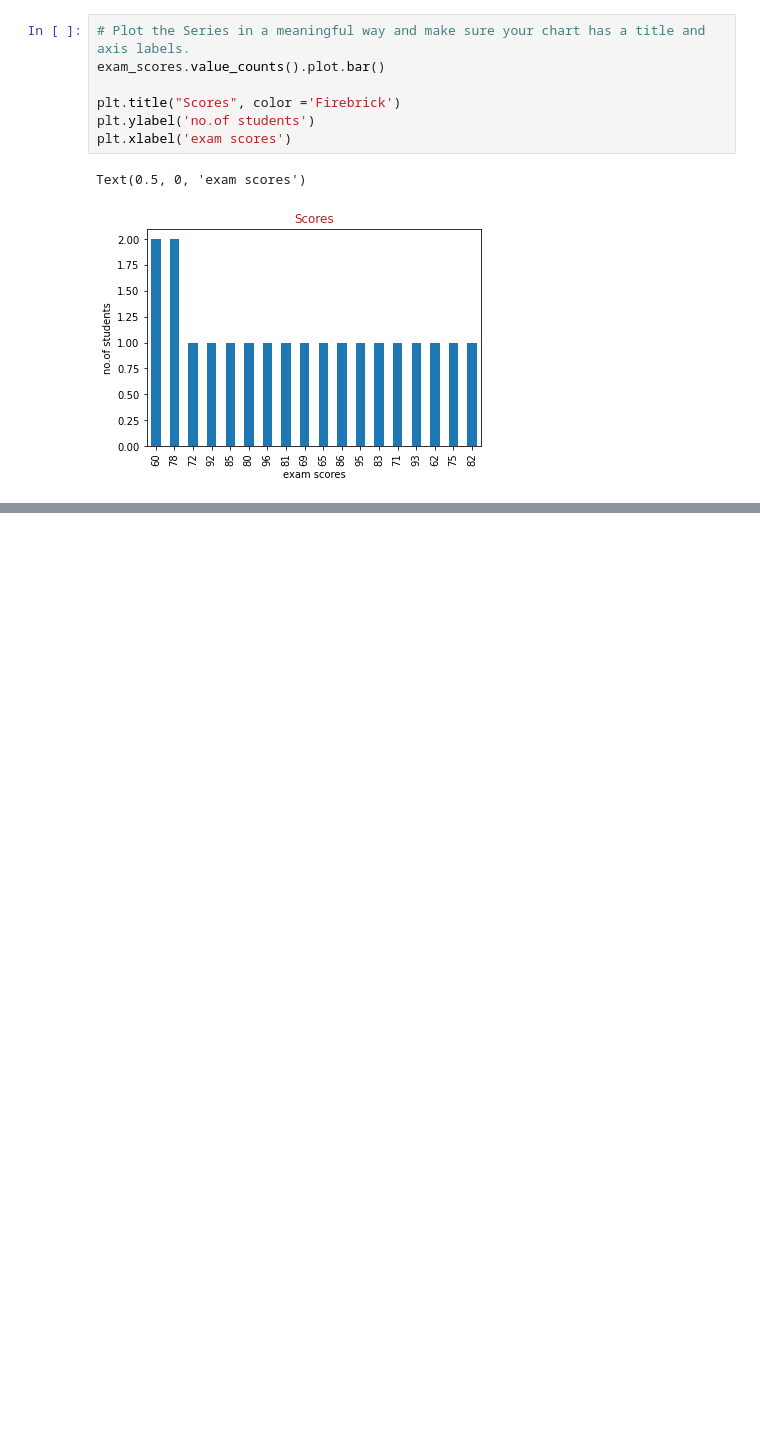
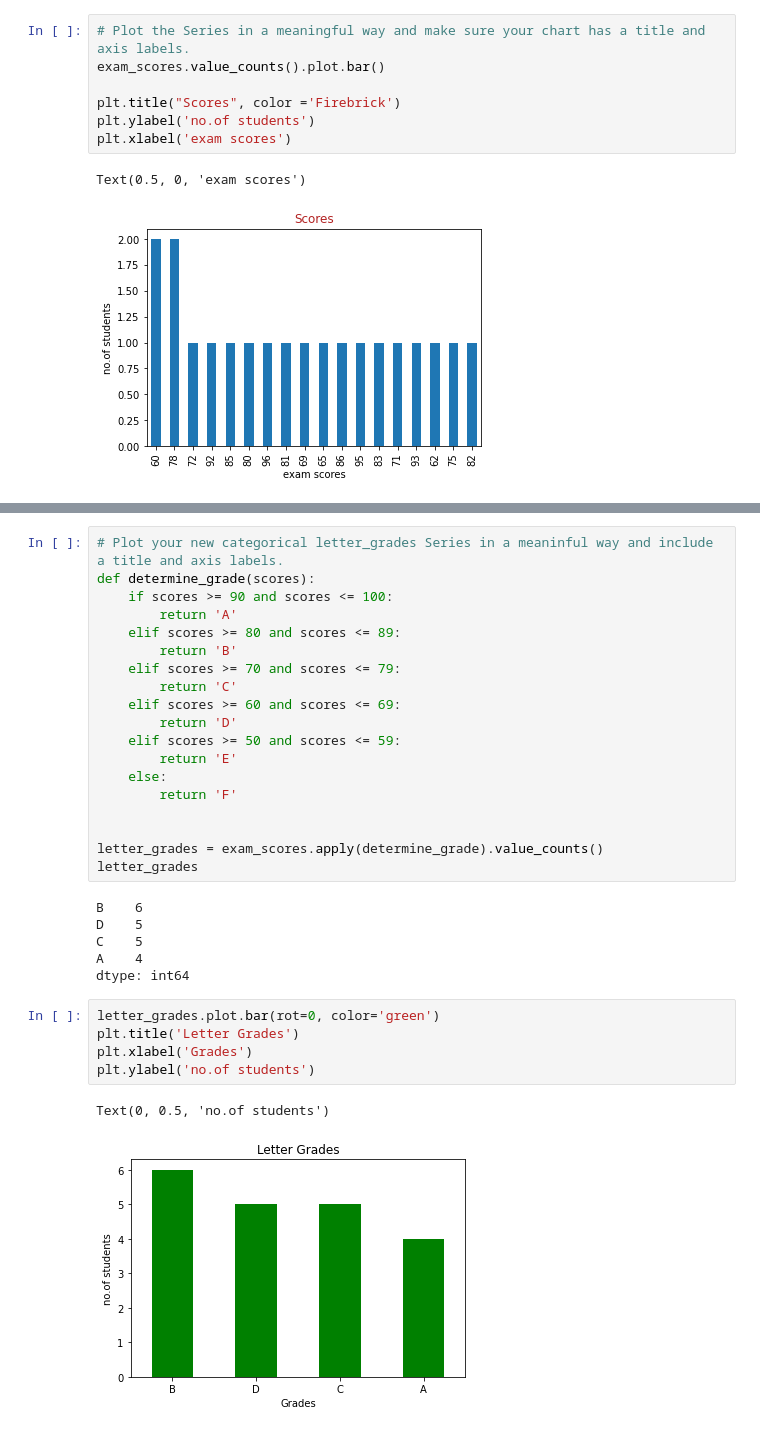
Before and after one commit to Saroj6632/numpy-pandas-visualization-exercises, a Jupyter notebook: pandas_series_exercise_III.ipynb, the cells around one changed output, grey strips where cells are left out. Cells and saved outputs as stored; diff of their text form; blank space fills up the shorter version.

```diff
--- a/pandas_series_exercise_III.ipynb
+++ b/pandas_series_exercise_III.ipynb
@@ -272,0 +315,33 @@ Text(0.5, 0, 'exam scores')
+# %%
+# Plot your new categorical letter_grades Series in a meaninful way and include a title and axis labels.
+def determine_grade(scores):
+    if scores >= 90 and scores <= 100:
+        return 'A'
+    elif scores >= 80 and scores <= 89:
+        return 'B'
+    elif scores >= 70 and scores <= 79:
+        return 'C'
+    elif scores >= 60 and scores <= 69:
+        return 'D'
+    elif scores >= 50 and scores <= 59:
+        return 'E'
+    else:
+        return 'F'
+
+
+letter_grades = exam_scores.apply(determine_grade).value_counts()
+letter_grades
+# %% [output]
+B    6
+D    5
+C    5
+A    4
+dtype: int64
+# %%
+letter_grades.plot.bar(rot=0, color='green')
+plt.title('Letter Grades')
+plt.xlabel('Grades')
+plt.ylabel('no.of students')
+# %% [output]
+Text(0, 0.5, 'no.of students')
+[figure, added]
```
Also changed, not shown: parts of 5 cells of this notebook.
